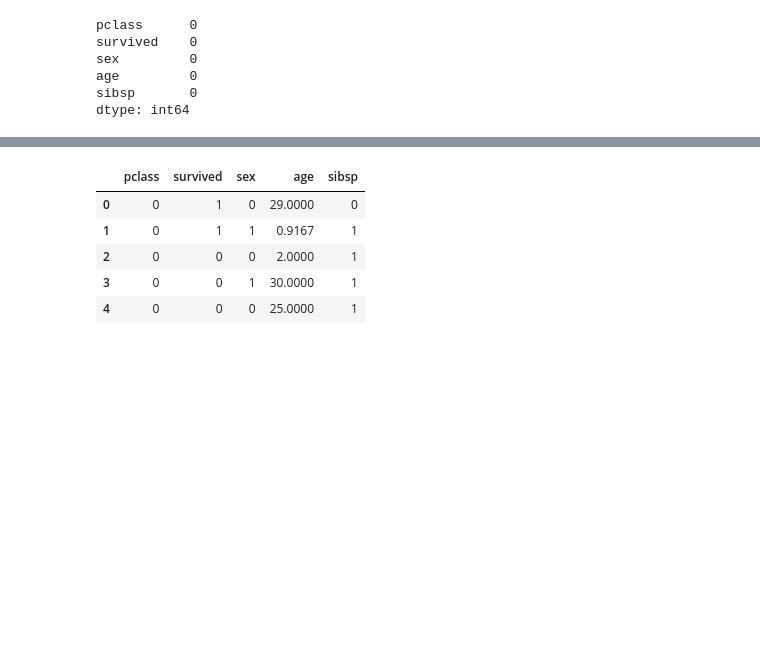
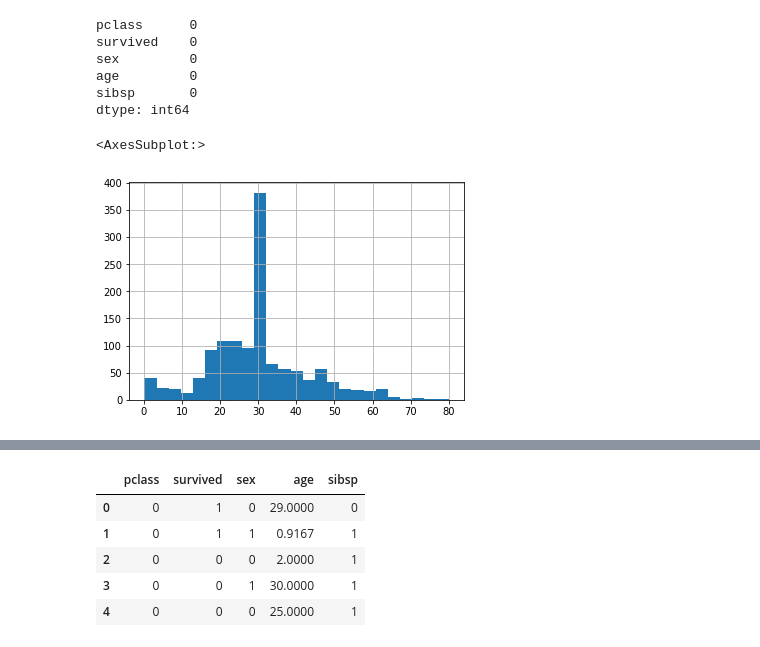
Before and after one commit to mycicle/cpe695, a Jupyter notebook: assignments/HW3/HW3.ipynb, the cells around one changed output, grey strips where cells are left out. Saved outputs shown, nothing was run; the diff lists cells and outputs as text; code cells hidden in the pictures; blank space fills up the shorter version.

```diff
--- a/assignments/HW3/HW3.ipynb
+++ b/assignments/HW3/HW3.ipynb
@@ -86,3 +86,8 @@ sex         0
 age         0
 sibsp       0
 dtype: int64
+# %%
+df.age.hist(bins=25)
+# %% [output]
+<AxesSubplot:>
+[figure, added]
```
Also changed, not shown: parts of 4 cells of this notebook.
